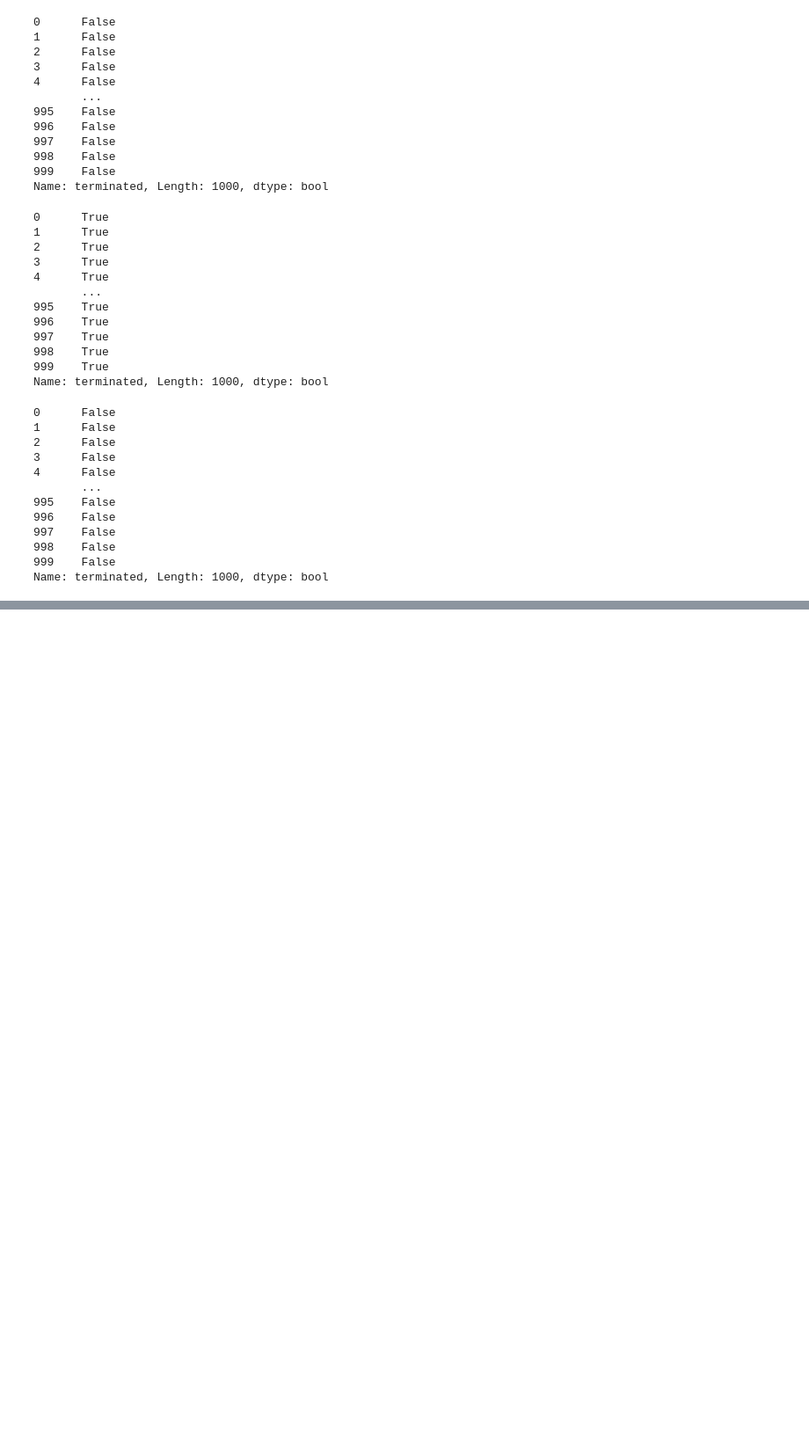
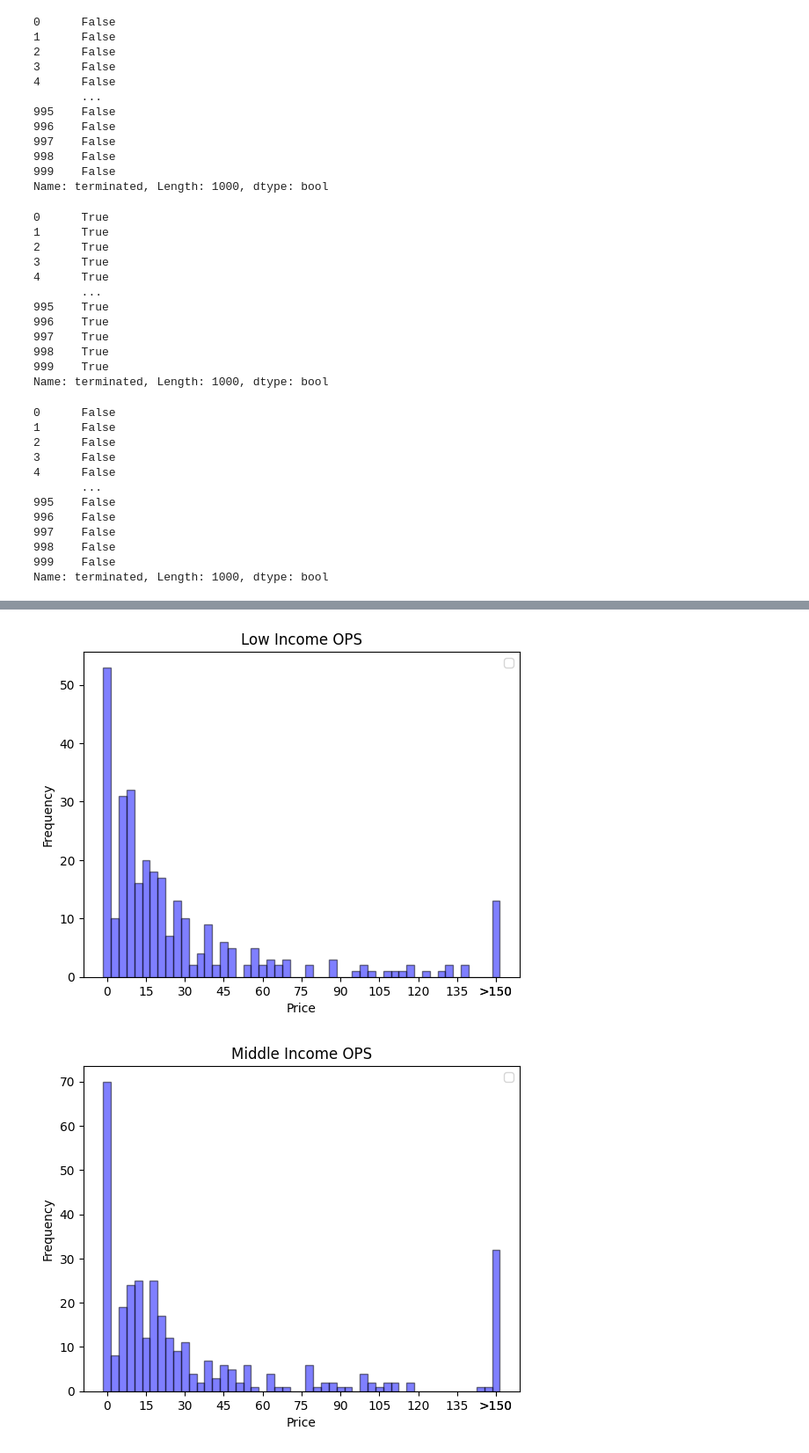
Before and after one commit to leoleoasd/simulated_web_agent, a Jupyter notebook: analysis.ipynb, the cells around one changed output, grey strips where cells are left out. Shown at 88% size. Drawn from its saved outputs; the diff is of its cells as text; code cells hidden in the pictures; blank space fills up the shorter version.

```diff
--- a/analysis.ipynb
+++ b/analysis.ipynb
@@ -51,15 +52,38 @@ for i in range(0, 1000):
             s['gender'] = persona['gender']
             s['income'] = persona['income']
             s['age'] = persona['age']
+            s['intent'] = persona['intent']
+            if s["income"] == [0, 30000]:
+                s["income_group"] = "low"
+            elif s["income"] == [30001, 94000]:
+                s["income_group"] = "middle"
+            elif s["income"] == [94001, 1000000]:
+                s["income_group"] = "high"
+            else:
+                s["income_group"] = "unknown"
             data.append(s)
     else:
-        data.append(
-            {
+        s = {
                 "succeed": False,
                 "group": "T1" if i % 2 == 0 else "C",
                 "price": 0,
                 "terminated": False,
             }
+        persona = json.load(open(f"data/personas/json/virtual customer {i}.json"))
+        s['persona'] = persona
+        s['gender'] = persona['gender']
+        s['income'] = persona['income']
+        s['age'] = persona['age']
+        s['intent'] = persona['intent']
+        if s['income'] == [0, 30000]:
+            s['income_group'] = 'low'
+        elif s['income'] == [30001, 94000]:
+            s['income_group'] = 'middle'
+        elif s['income'] == [94001, 1000000]:
+            s['income_group'] = 'high'
+        else:
+            s['income_group'] = 'unknown'
+        data.append(s
         )
 # %% [output]
 449.99449.99
@@ -387,0 +546,13 @@ Note: you may need to restart the kernel to use updated packages.
+# %%
+plot_price_histogram(
+    df[df["income_group"] == "low"], title="Low Income OPS", xlabel="Price", ylabel="Frequency"
+)
+plot_price_histogram(
+    df[df["income_group"] == "middle"], title="Middle Income OPS", xlabel="Price", ylabel="Frequency"
+)
+plot_price_histogram(
+    df[df["income_group"] == "high"], title="High Income OPS", xlabel="Price", ylabel="Frequency"
+)
+# %% [output]
+[figure, added]
+[figure, added]
```
Also changed, not shown: parts of 12 cells of this notebook, 5 other files.
